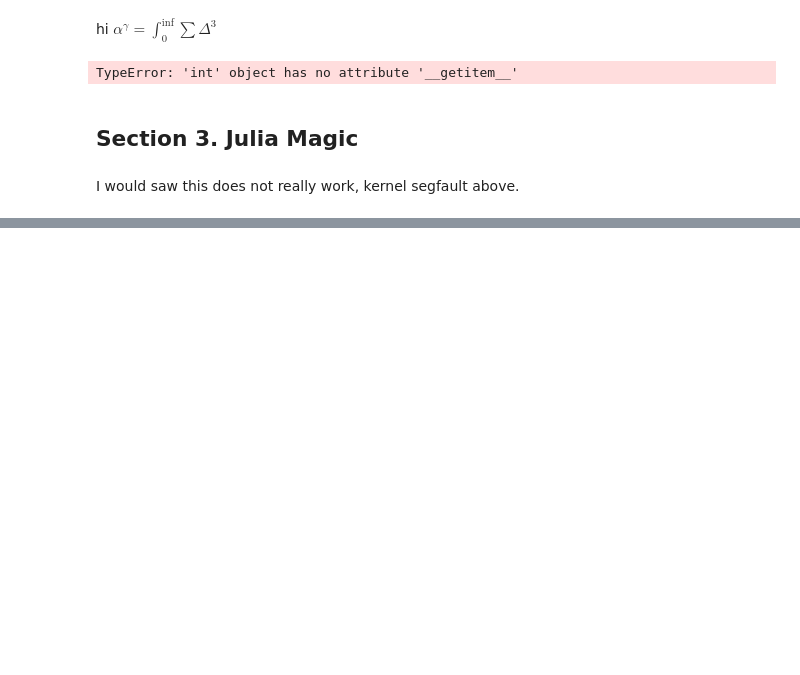
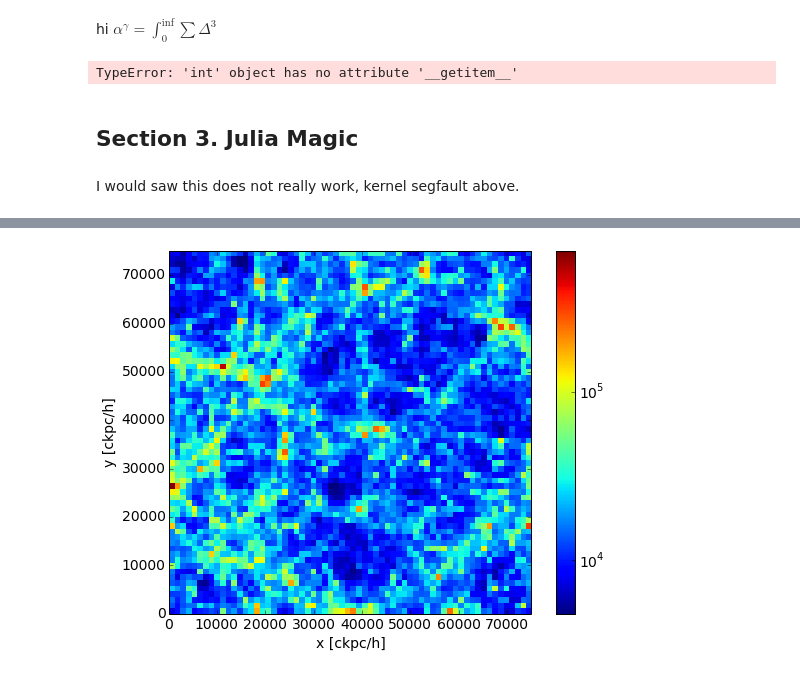
Before and after one commit to dnelson/temet, a Jupyter notebook: TestNB.ipynb, the cells around one changed output, grey strips where cells are left out. Drawn from its saved outputs; the diff is of its cells as text; code cells hidden in the pictures; blank space fills up the shorter version.

```diff
--- a/TestNB.ipynb
+++ b/TestNB.ipynb
@@ -67,0 +352,13 @@ I would saw this does not really work, kernel segfault above.
+# %%
+dm_pos = il.snapshot.loadSubset(basePath,135,'dm',['Coordinates']);
+# %%
+import matplotlib as mpl
+plt.hist2d(dm_pos[:,0], dm_pos[:,1], norm=mpl.colors.LogNorm(), bins=64);
+plt.xlim([0,75000])
+plt.ylim([0,75000])
+plt.axes().set_aspect('equal')
+plt.xlabel('x [ckpc/h]')
+plt.ylabel('y [ckpc/h]')
+plt.colorbar();
+# %% [output]
+[figure, added]
```
Also changed, not shown: parts of 45 cells of this notebook, 34 other files.
